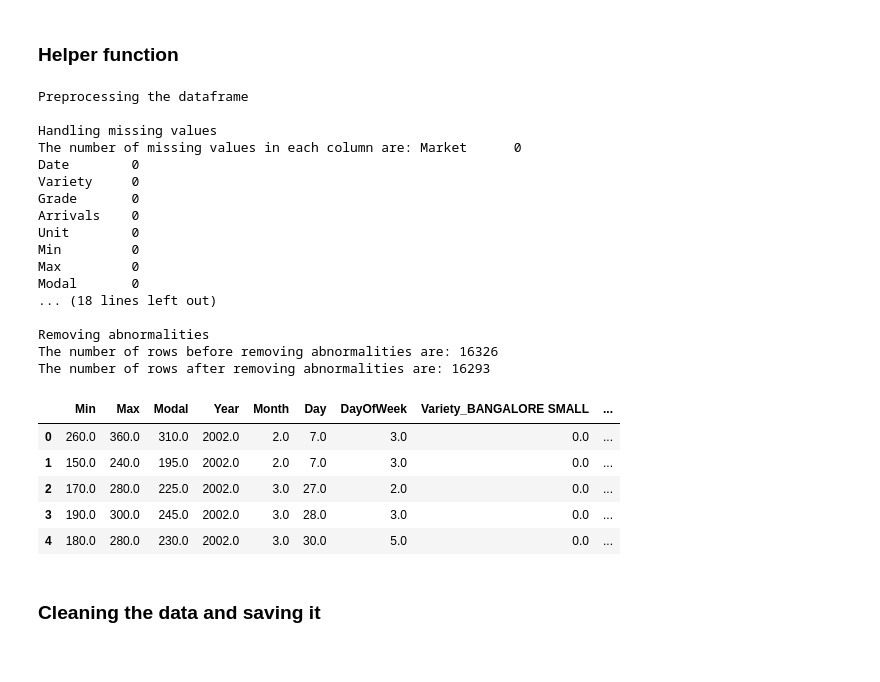
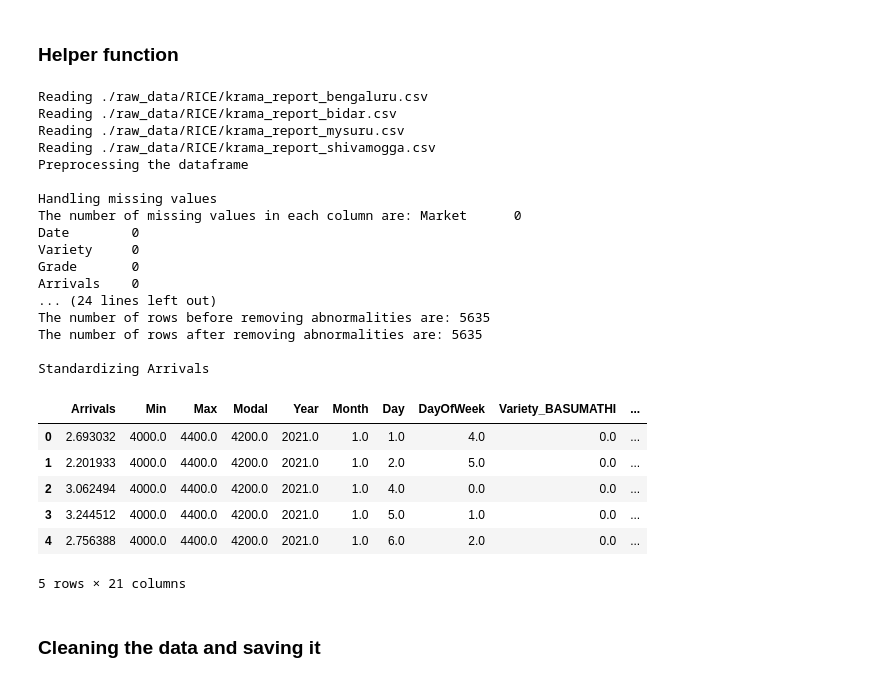
Before and after one commit to Tharun-v789/agripredict, a Jupyter notebook: Pre-processing.ipynb, the cells around one changed output. Cells and saved outputs as stored; diff of their text form; code cells hidden in the pictures.

Commit message:
Preprocessing

```diff
--- a/Pre-processing.ipynb
+++ b/Pre-processing.ipynb
@@ -143,9 +217,9 @@ Day : 31
 We can observe that the Market, Unit, Arrivals and District columns are redundant. We can drop these columns.
 # %%
 def remove_redundant_columns(df):
-    red_cols = ["Market", "Unit", "District", "Arrivals"]
+    red_cols = ["Unit", "District"]
     df.drop(red_cols, axis=1, inplace=True)
 
-remove_redundant_columns(bengaluru_df)
-bengaluru_df.head()
+remove_redundant_columns(rice_df)
+rice_df.head()
 # %% [output]
@@ -186,14 +262,14 @@ def find_zscore(values):
     return np.abs(z_scores)
 
 def remove_outliers(df):
-    outlier_cols = ['Min', 'Max', 'Modal']
+    outlier_cols = ['Min', 'Max', 'Modal', 'Arrivals']
     for column in outlier_cols:
         z_scores = find_zscore(df[column])
         # Remove rows with z-score > 3
         df = df.iloc[np.where(z_scores < 3)]
     return df
 
-print("The number of rows before removing outliers are:", bengaluru_df.shape[0])
-bengaluru_df = remove_outliers(bengaluru_df)
-print("The number of rows after removing outliers are:", bengaluru_df.shape[0])
+print("The number of rows before removing outliers are:", rice_df.shape[0])
+rice_df = remove_outliers(rice_df)
+print("The number of rows after removing outliers are:", rice_df.shape[0])
 # %% [output]
@@ -237,9 +313,9 @@ bengaluru_df.head()
 ### One-hot encoding the Variety and Grade columns
 # %%
 def one_hot_encode(df):
-    categorical_cols = ["Variety", "Grade"]
+    categorical_cols = ["Variety", "Grade", "Market"]
     return pd.get_dummies(df, columns=categorical_cols, drop_first=False)
 
-bengaluru_df = one_hot_encode(bengaluru_df)
-bengaluru_df.head()
+rice_df = one_hot_encode(rice_df)
+rice_df.head()
 # %% [output]
@@ -267,10 +345,10 @@ bengaluru_df.head()
 # %% [markdown]
 Since the column Arrivals ranges over a large scale, we can standardize the data.
 # %%
-# def standardize_arrivals(df):
-#     from sklearn.preprocessing import StandardScaler
-#     scaler = StandardScaler()
-#     df[['Arrivals']] = scaler.fit_transform(df[['Arrivals']])
+def standardize_arrivals(df):
+    from sklearn.preprocessing import StandardScaler
+    scaler = StandardScaler()
+    df[['Arrivals']] = scaler.fit_transform(df[['Arrivals']])
 
-# standardize_arrivals(bengaluru_df)
-# bengaluru_df.head()
+standardize_arrivals(rice_df)
+rice_df.head()
@@ -295,53 +381,54 @@ def preprocess(df):
     df = create_day_of_week(df)
     print()
     print("One hot encoding categorical columns")
     df = one_hot_encode(df)
     print()
     print("Converting to float")
     df = df.astype(float)
     print()
     print("Removing outliers")
     print("The number of rows before removing outliers are:", df.shape[0])
     df = remove_outliers(df)
     print("The number of rows after removing outliers are:", df.shape[0])
     print()
     print("Removing abnormalities")
     print("The number of rows before removing abnormalities are:", df.shape[0])
     df = remove_abnormalities(df)
     print("The number of rows after removing abnormalities are:", df.shape[0])
     print()
-    # print("Standardizing Arrivals")
-    # standardize_arrivals(df)
-    # print()
+    print("Standardizing Arrivals")
+    standardize_arrivals(df)
+    print()
     return df
 
-bengaluru_df = pd.read_csv('krama_report_bengaluru.csv')
-bengaluru_df = preprocess(bengaluru_df)
-bengaluru_df.head()
+rice_df = concat_data('RICE')
+rice_df = preprocess(rice_df)
+rice_df.head()
 # %% [output]
+Reading ./raw_data/RICE/krama_report_bengaluru.csv
+Reading ./raw_data/RICE/krama_report_bidar.csv
+Reading ./raw_data/RICE/krama_report_mysuru.csv
+Reading ./raw_data/RICE/krama_report_shivamogga.csv
 Preprocessing the dataframe
 
 Handling missing values
 The number of missing values in each column are: Market      0
 Date        0
 Variety     0
 Grade       0
 Arrivals    0
-Unit        0
-Min         0
-Max         0
-Modal       0
-... (18 lines left out)
+... (24 lines left out)
+The number of rows before removing abnormalities are: 5635
+The number of rows after removing abnormalities are: 5635
 
-Removing abnormalities
-The number of rows before removing abnormalities are: 16326
-The number of rows after removing abnormalities are: 16293
+Standardizing Arrivals
-|  | Min | Max | Modal | Year | Month | Day | DayOfWeek | Variety_BANGALORE SMALL | ... |
-| 0 | 260.0 | 360.0 | 310.0 | 2002.0 | 2.0 | 7.0 | 3.0 | 0.0 | ... |
-| 1 | 150.0 | 240.0 | 195.0 | 2002.0 | 2.0 | 7.0 | 3.0 | 0.0 | ... |
-| 2 | 170.0 | 280.0 | 225.0 | 2002.0 | 3.0 | 27.0 | 2.0 | 0.0 | ... |
-| 3 | 190.0 | 300.0 | 245.0 | 2002.0 | 3.0 | 28.0 | 3.0 | 0.0 | ... |
-| 4 | 180.0 | 280.0 | 230.0 | 2002.0 | 3.0 | 30.0 | 5.0 | 0.0 | ... |
+|  | Arrivals | Min | Max | Modal | Year | Month | Day | DayOfWeek | Variety_BASUMATHI | ... |
+| 0 | 2.693032 | 4000.0 | 4400.0 | 4200.0 | 2021.0 | 1.0 | 1.0 | 4.0 | 0.0 | ... |
+| 1 | 2.201933 | 4000.0 | 4400.0 | 4200.0 | 2021.0 | 1.0 | 2.0 | 5.0 | 0.0 | ... |
+| 2 | 3.062494 | 4000.0 | 4400.0 | 4200.0 | 2021.0 | 1.0 | 4.0 | 0.0 | 0.0 | ... |
+| 3 | 3.244512 | 4000.0 | 4400.0 | 4200.0 | 2021.0 | 1.0 | 5.0 | 1.0 | 0.0 | ... |
+| 4 | 2.756388 | 4000.0 | 4400.0 | 4200.0 | 2021.0 | 1.0 | 6.0 | 2.0 | 0.0 | ... |
+5 rows × 21 columns
 # %% [markdown]
 ### Cleaning the data and saving it
 # %%
```
Also changed, not shown: parts of 22 cells of this notebook, 5 other files.
